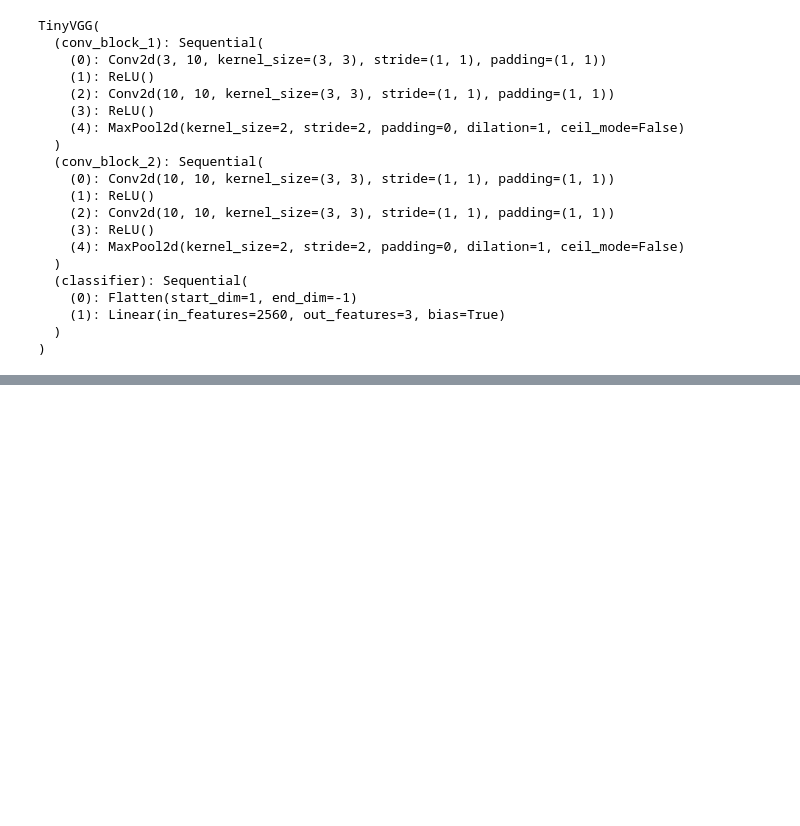
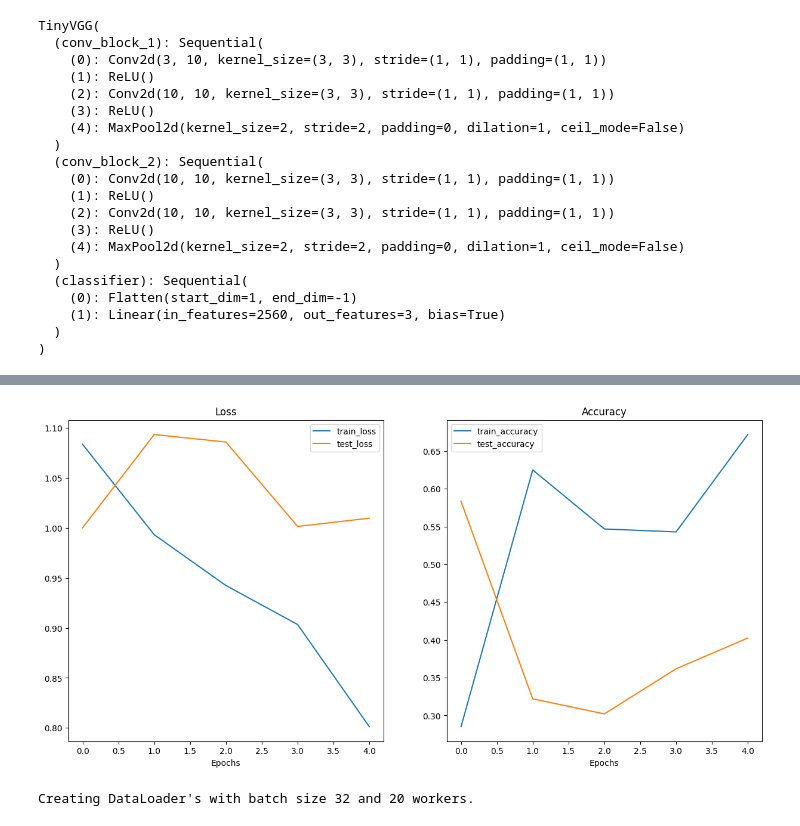
Before and after one commit to Mr-Yavar/Training_Project, a Jupyter notebook: Python/Pytorch/custom_dataset.ipynb, the cells around one changed output, grey strips where cells are left out. Saved outputs shown, nothing was run; the diff lists cells and outputs as text; code cells hidden in the pictures; blank space fills up the shorter version.

```diff
--- a/Python/Pytorch/custom_dataset.ipynb
+++ b/Python/Pytorch/custom_dataset.ipynb
@@ -541,0 +563,72 @@ RuntimeError: DataLoader worker (pid(s) 50172) exited unexpectedly
+# %%
+def plot_loss_curves(results: Dict[str,List[float]]):
+    loss = results['train_loss']
+    test_loss = results['test_loss']
+
+    accuracy = results['train_acc']
+    test_accuracy = results['test_acc']
+
+
+    epochs = range(len(loss))
+
+    plt.figure(figsize=(15,7))
+
+    plt.subplot(1,2,1)
+    plt.plot(epochs,loss,label="train_loss")
+    plt.plot(epochs,test_loss,label="test_loss")
+    plt.title("Loss")
+    plt.xlabel("Epochs")
+    plt.legend()
+
+
+    plt.subplot(1,2,2)
+    plt.plot(epochs,accuracy,label="train_accuracy")
+    plt.plot(epochs,test_accuracy,label="test_accuracy")
+    plt.title("Accuracy")
+    plt.xlabel("Epochs")
+    plt.legend()
+# %%
+plot_loss_curves(model_0_results)
+# %% [output]
+[figure, added]
+# %%
+from torchvision import transforms
+train_trivial_transform = transforms.Compose([
+    transforms.Resize((64,64)),
+    transforms.TrivialAugmentWide(num_magnitude_bins=31),
+    transforms.ToTensor()
+])
+
+
+
+test_trivial_transfomr = transforms.Compose([
+    transforms.Resize((64,64)),
+    transforms.ToTensor()
+])
+
+
+from torchvision import datasets
+train_data_aug = datasets.ImageFolder(root=train_dir, transform=train_trivial_transform)
+test_data_aug = datasets.ImageFolder(root=test_dir, transform=test_trivial_transfomr)
+
+# 2. Turn data into DataLoaders
+import os
+from torch.utils.data import DataLoader
+
+# Setup batch size and number of workers
+BATCH_SIZE = 32
+NUM_WORKERS = os.cpu_count()
+print(f"Creating DataLoader's with batch size {BATCH_SIZE} and {NUM_WORKERS} workers.")
+
+# Create DataLoader's
+train_dataloader_augmented = DataLoader(train_data_aug,
+                                     batch_size=BATCH_SIZE,
+                                     shuffle=True,
+                                     )
+
+test_dataloader_augmented = DataLoader(test_data_aug,
+                                    batch_size=BATCH_SIZE,
+                                    shuffle=False,
+                                    )
+# %% [output]
+Creating DataLoader's with batch size 32 and 20 workers.
```
Also changed, not shown: parts of 12 cells of this notebook, 1 other file.
